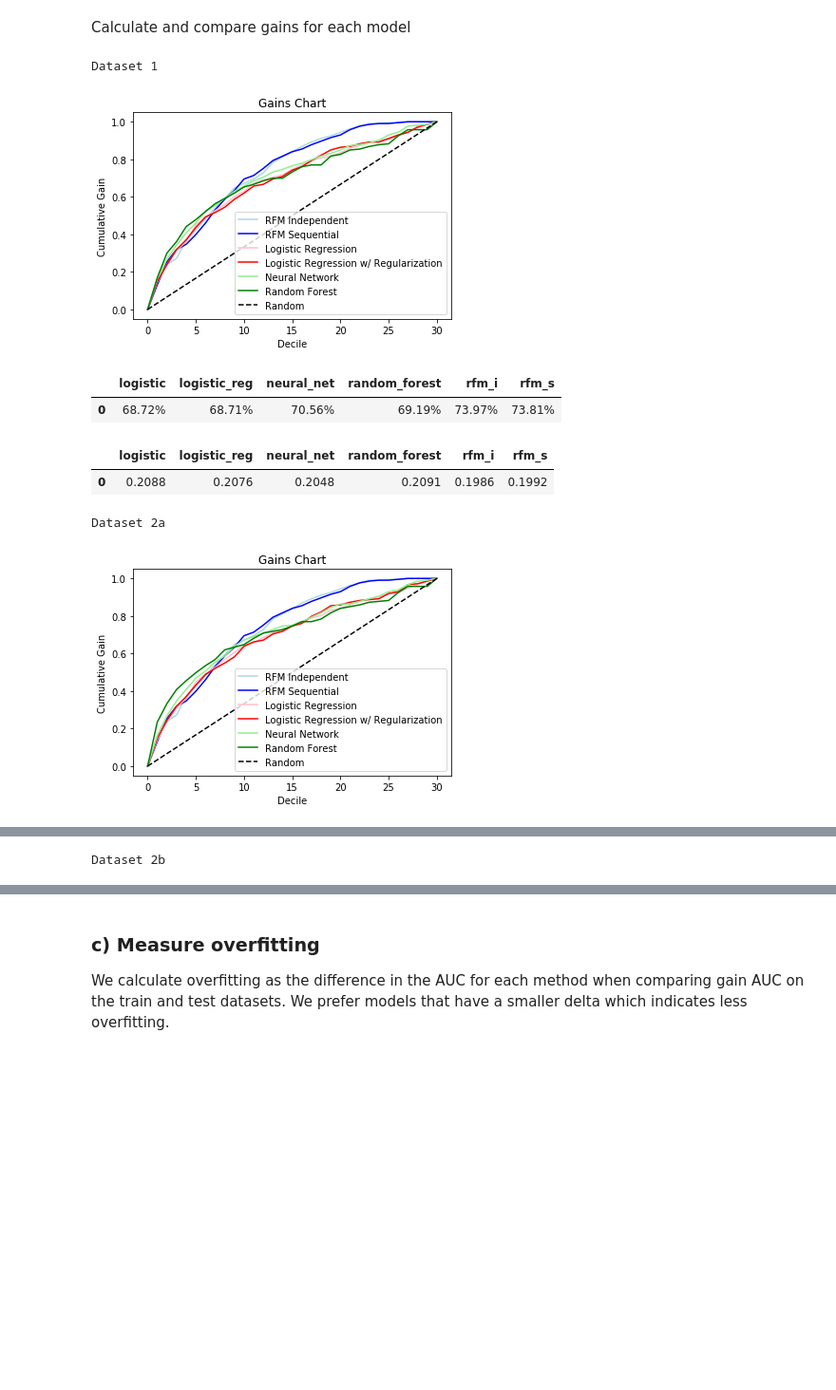
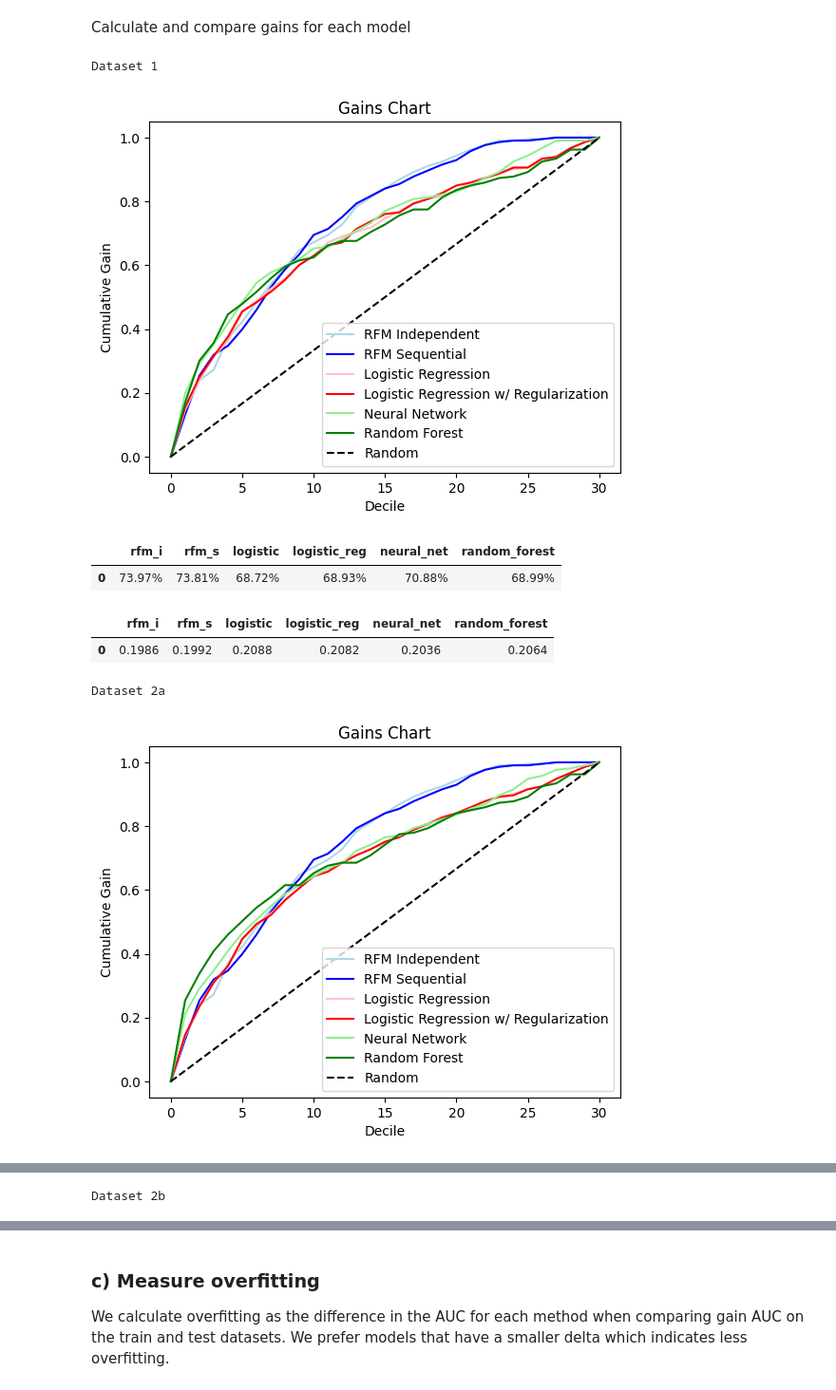
Before and after one commit to adeng/mba263-projects, a Jupyter notebook: Intuit Group Assignment.ipynb, the cells around one changed output, grey strips where cells are left out. Shown at 95% size. Cells and saved outputs as stored; diff of their text form; code cells hidden in the pictures; blank space fills up the shorter version.

```diff
--- a/Intuit Group Assignment.ipynb
+++ b/Intuit Group Assignment.ipynb
@@ -47,15 +47,6 @@ Add additional variables and define scope for evaluation
 # Add transformational ordinal and indicator variables
 data = pandas.get_dummies(data, columns=['sex'])
 
-# Define deciles for RFM
-data['r_decile'] = mba263.ntile(data['last'], 10)
-data['f_decile'] = mba263.ntile(data['numords'], 10)
-data['m_decile'] = mba263.ntile(data['dollars'], 10)
-
-# Reverse frequency and monetary deciles where we want higher first
-data['f_decile'] = 9 - data['f_decile']
-data['m_decile'] = 9 - data['m_decile']
-
 # Explore variable correlation
 data.corr()
 # %% [output]
@@ -124,7 +114,0 @@ Conduct both a sequential and independent RFM analysis, adding predictions on bo
-# %%
-# Construct RFM scores
-# Start with independent RFM score
-data['rfm_independent'] = data['r_decile'] * 100 + data['f_decile'] * 10 + data['m_decile']
-
-# Construct sequential RFM score
-data['rfm_sequential'] = mba263.rfm_sq(data[['dollars', 'numords', 'last']], 10)
@@ -139,24 +183,8 @@ per_person_profit = 60 # assumption from supporting doc
 breakeven_rate = per_person_mail_cost / per_person_profit
 print("Breakeven Rate: {:.2%}".format(breakeven_rate))
 
-# Iterate over all the RFM values and assign a variable if RFM indicates it exceeds breakeven
-data["res_rfmi"] = 0
-data["res_rfms"] = 0
-
-# Iterate over every single group
-for i in range(1000):
-    subset_rfm_i = data.loc[data["rfm_independent"] == i]
-    subset_rfm_s = data.loc[data["rfm_sequential"] == i]
-
-    # Calculate the response rate for each group, halved per case instructions
-    data.loc[data["rfm_independent"] == i, "p_rfmi"] = subset_rfm_i["res1"].mean() / 2
-    data.loc[data["rfm_sequential"] == i, "p_rfms"] = subset_rfm_s["res1"].mean() / 2
-
-    # Select data for targeting, halving the predicted response rate
-    if data.loc[data["rfm_independent"] == i, "p_rfmi"].mean() > breakeven_rate:
-        data.loc[data["rfm_independent"] == i, "res_rfmi"] = 1
-
-    if data.loc[data["rfm_sequential"] == i, "p_rfms"].mean() > breakeven_rate:
-        data.loc[data["rfm_sequential"] == i, "res_rfms"] = 1
+# Construct RFM buckets
+construct_rfm_buckets(data)
+rfm_predict_on_deciles(data, breakeven_rate)
 # %% [output]
 Breakeven Rate: 2.35%
@@ -742,22 +790,22 @@ Calculate and compare gains for each model
 # %%
 print("Dataset 1")
 print_gains_performance(predictions1)
 print("Dataset 2a")
 print_gains_performance(predictions2a)
 print("Dataset 2b")
 print_gains_performance(predictions2b)
 print("Dataset 3a")
 print_gains_performance(predictions3a)
 print("Dataset 3b")
 print_gains_performance(predictions3b)
-print("Dataset 4")
-print_gains_performance(predictions4)
+# print("Dataset 4")
+# print_gains_performance(predictions4)
 # %% [output]
 Dataset 1
-[figure, old version]
+[figure, new version]
-|  | logistic | logistic_reg | neural_net | random_forest | rfm_i | rfm_s |
-| 0 | 68.72% | 68.71% | 70.56% | 69.19% | 73.97% | 73.81% |
+|  | rfm_i | rfm_s | logistic | logistic_reg | neural_net | random_forest |
+| 0 | 73.97% | 73.81% | 68.72% | 68.93% | 70.88% | 68.99% |
-|  | logistic | logistic_reg | neural_net | random_forest | rfm_i | rfm_s |
-| 0 | 0.2088 | 0.2076 | 0.2048 | 0.2091 | 0.1986 | 0.1992 |
+|  | rfm_i | rfm_s | logistic | logistic_reg | neural_net | random_forest |
+| 0 | 0.1986 | 0.1992 | 0.2088 | 0.2082 | 0.2036 | 0.2064 |
 Dataset 2a
-[figure, old version]
+[figure, new version]
```
Also changed, not shown: parts of 18 cells of this notebook, 1 other file.
